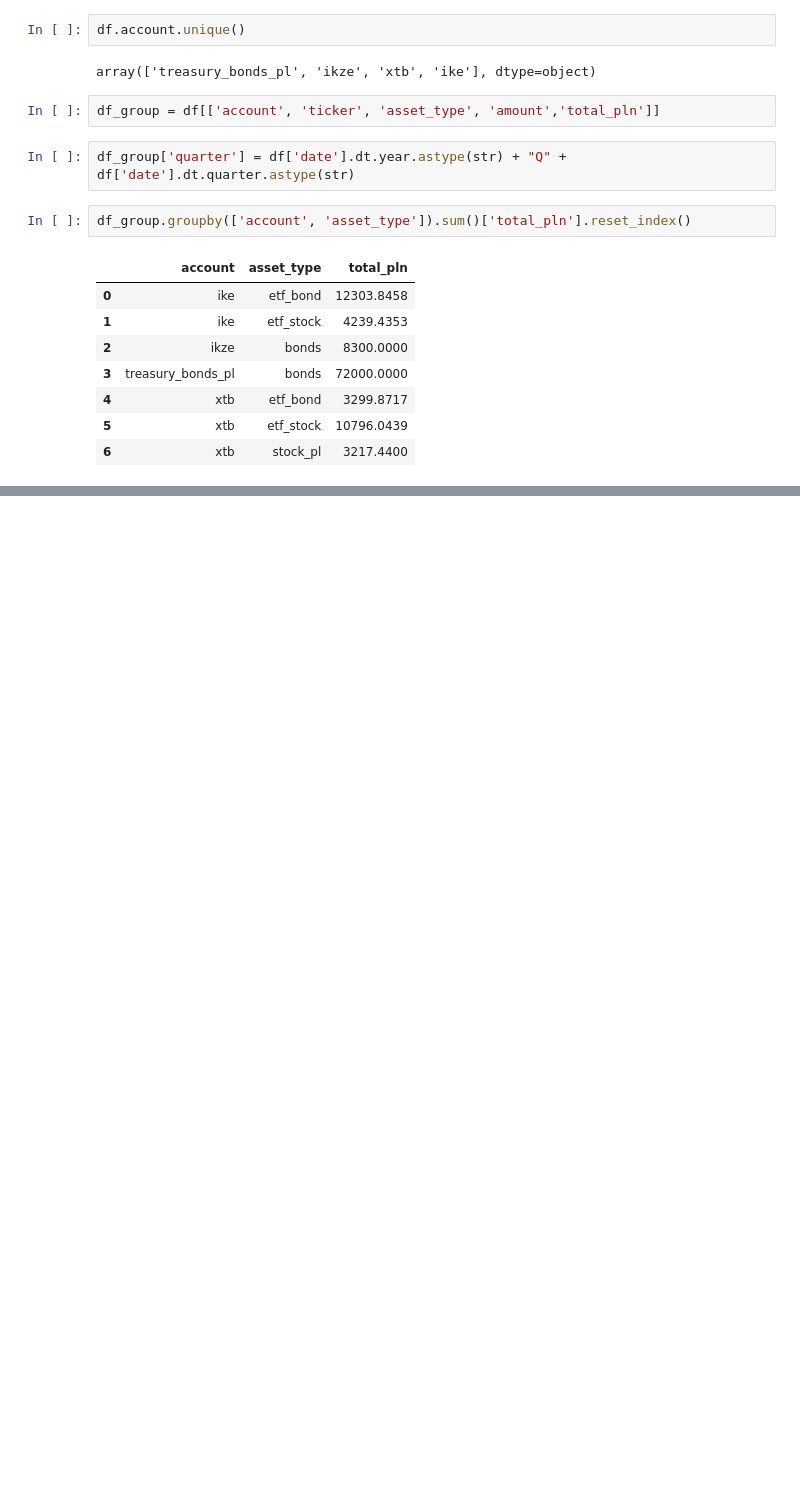
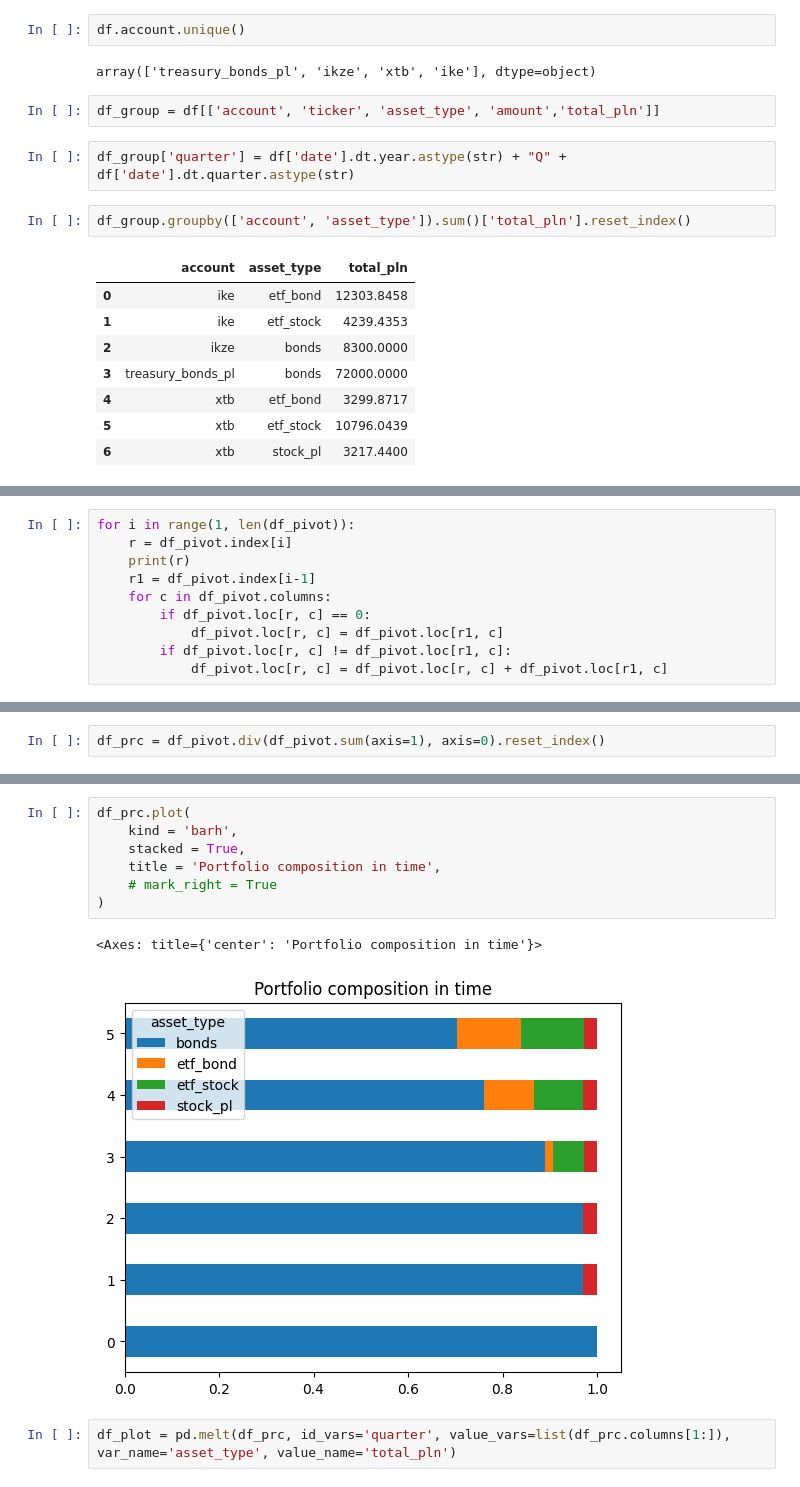
Before and after one commit to chomiczdawid/investment-portfolio-dashboard, a Jupyter notebook: data_processing.ipynb, the cells around one changed output, grey strips where cells are left out. Saved outputs shown, nothing was run; the diff lists cells and outputs as text; blank space fills up the shorter version.

```diff
--- a/data_processing.ipynb
+++ b/data_processing.ipynb
@@ -94,0 +111,10 @@ df_pivot.plot(
+# %%
+for i in range(1, len(df_pivot)):
+    r = df_pivot.index[i]
+    print(r)
+    r1 = df_pivot.index[i-1]
+    for c in df_pivot.columns:
+        if df_pivot.loc[r, c] == 0:
+            df_pivot.loc[r, c] = df_pivot.loc[r1, c]
+        if df_pivot.loc[r, c] != df_pivot.loc[r1, c]:
+            df_pivot.loc[r, c] = df_pivot.loc[r, c] + df_pivot.loc[r1, c]
@@ -94,0 +138,2 @@ df_pivot.plot(
+# %%
+df_prc = df_pivot.div(df_pivot.sum(axis=1), axis=0).reset_index()
@@ -94,0 +150,12 @@ df_pivot.plot(
+# %%
+df_prc.plot(
+    kind = 'barh',
+    stacked = True,
+    title = 'Portfolio composition in time',
+    # mark_right = True
+)
+# %% [output]
+<Axes: title={'center': 'Portfolio composition in time'}>
+[figure, added]
+# %%
+df_plot = pd.melt(df_prc, id_vars='quarter', value_vars=list(df_prc.columns[1:]), var_name='asset_type', value_name='total_pln')
```
Also changed, not shown: parts of 29 cells of this notebook, 2 other files.
